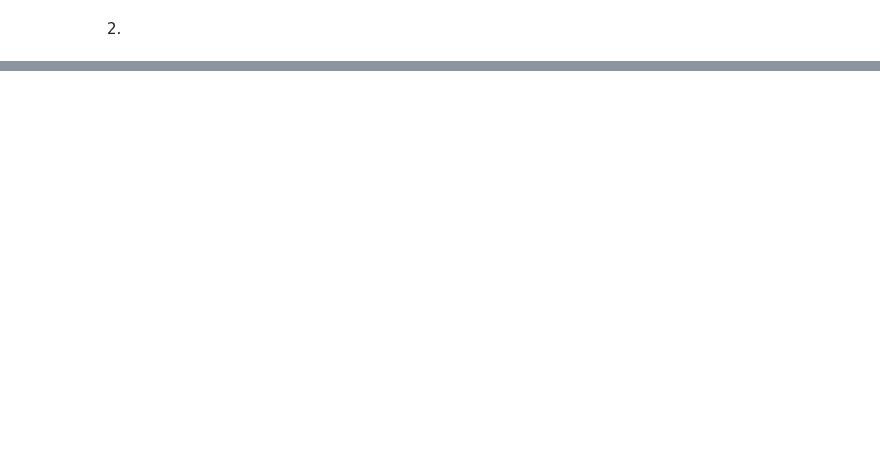
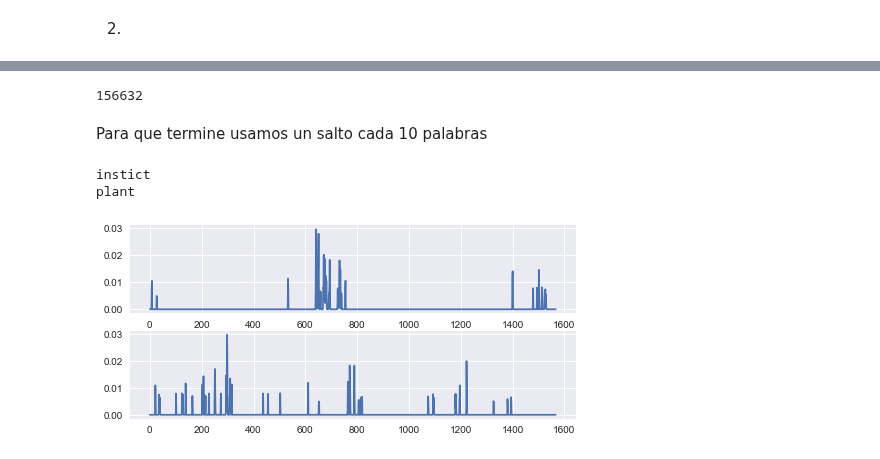
Before and after one commit to BrianBohe/DataScienceCourse, a Jupyter notebook: tp6/tp6.ipynb, the cells around one changed output, grey strips where cells are left out. Drawn from its saved outputs; the diff is of its cells as text; code cells hidden in the pictures; blank space fills up the shorter version.

```diff
--- a/tp6/tp6.ipynb
+++ b/tp6/tp6.ipynb
@@ -91,0 +95,45 @@ None
+# %%
+def get_apps_for_word_in_text(aWord, aText):
+    return [i for i,word in enumerate(aText) if word == '{}'.format(aWord)]
+
+instinct_app = get_apps_for_word_in_text('instinct', tokens_orig)
+plant_app = get_apps_for_word_in_text('plant', tokens_orig)
+for_app = get_apps_for_word_in_text('for', tokens_orig)
+
+len(tokens_orig)
+# %% [output]
+156632
+# %% [markdown]
+Para que termine usamos un salto cada 10 palabras
+# %%
+def sum_gaussians_in(aPos, apps):
+    stdev = 50
+    return sum([norm.pdf(aPos,j,50) for j in apps])
+
+rowo_instinct = []
+rowo_plant = []
+rowo_for = []
+## row is rate of word occurrency that sounds like rouo
+for _rowo,_app, _word in [
+    (rowo_instinct,instinct_app,'instict'),
+    (rowo_plant,plant_app,'plant')]:
+    #(rowo_for,for_app,'for')]:
+
+    _rowo.extend([sum_gaussians_in(i,_app) for i in range(0,total_words,100)])
+    print (_word)
+
+#sns.plt.plot(range(0,total_words,100), [sum_gaussians_in(i,instinct_app) for i in range(0,total_words,100)])
+#sns.plt.show()
+# %% [output]
+instict
+plant
+# %%
+sns.plt.subplot(311)
+sns.plt.plot(rowo_instinct)
+sns.plt.subplot(312)
+sns.plt.plot(rowo_plant)
+#sns.plt.subplot(313)
+#sns.plt.plot(rowo_for)
+sns.plt.show()
+# %% [output]
+[figure, added]
```
Also changed, not shown: parts of 12 cells of this notebook.
